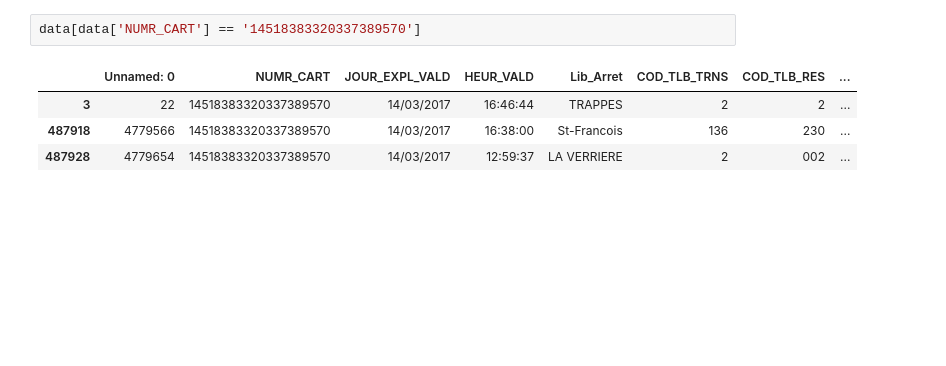
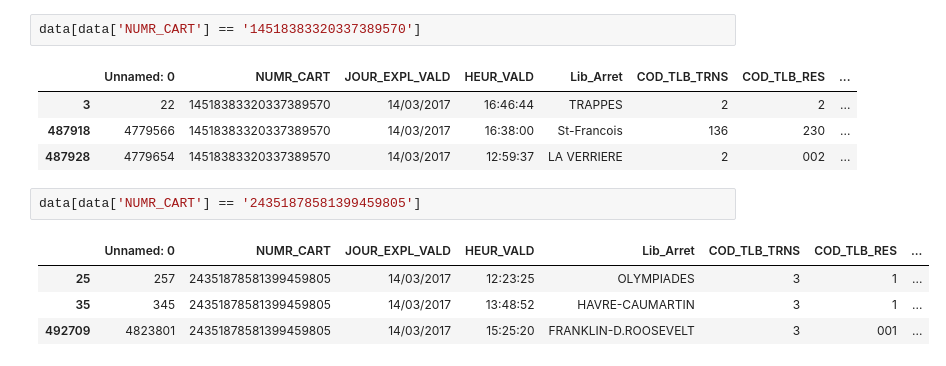
Before and after one commit to Leoyao87820984/Handle_AFC_data, a Jupyter notebook: Handle_AFC_individuel_3.ipynb, the cells around one changed output. Saved outputs shown, nothing was run; the diff lists cells and outputs as text; blank space fills up the shorter version.

```diff
--- a/Handle_AFC_individuel_3.ipynb
+++ b/Handle_AFC_individuel_3.ipynb
@@ -70,3 +49,10 @@ data[data['NUMR_CART'] == '14518383320337389570']
 | 3 | 22 | 14518383320337389570 | 14/03/2017 | 16:46:44 | TRAPPES | 2 | 2 | ... |
 | 487918 | 4779566 | 14518383320337389570 | 14/03/2017 | 16:38:00 | St-Francois | 136 | 230 | ... |
 | 487928 | 4779654 | 14518383320337389570 | 14/03/2017 | 12:59:37 | LA VERRIERE | 2 | 002 | ... |
+# %%
+data[data['NUMR_CART'] == '24351878581399459805']
+# %% [output]
+|  | Unnamed: 0 | NUMR_CART | JOUR_EXPL_VALD | HEUR_VALD | Lib_Arret | COD_TLB_TRNS | COD_TLB_RES | ... |
+| 25 | 257 | 24351878581399459805 | 14/03/2017 | 12:23:25 | OLYMPIADES | 3 | 1 | ... |
+| 35 | 345 | 24351878581399459805 | 14/03/2017 | 13:48:52 | HAVRE-CAUMARTIN | 3 | 1 | ... |
+| 492709 | 4823801 | 24351878581399459805 | 14/03/2017 | 15:25:20 | FRANKLIN-D.ROOSEVELT | 3 | 001 | ... |
```
Also changed, not shown: parts of 42 cells of this notebook, 1 other file.
